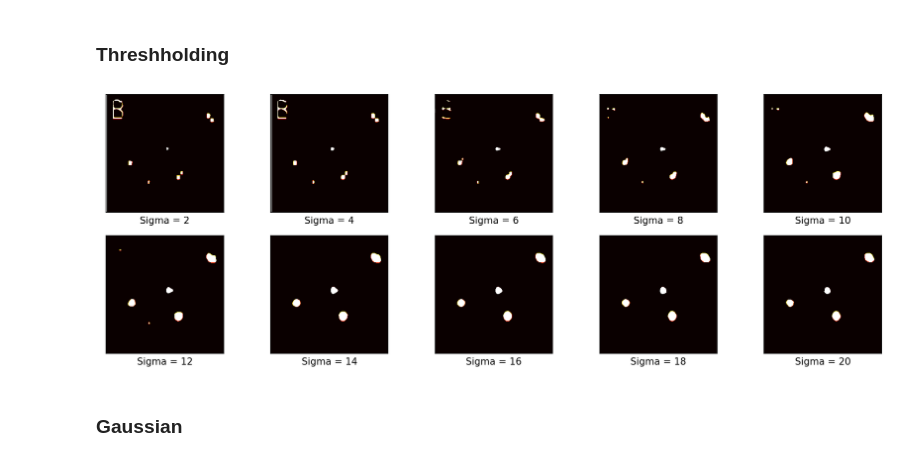
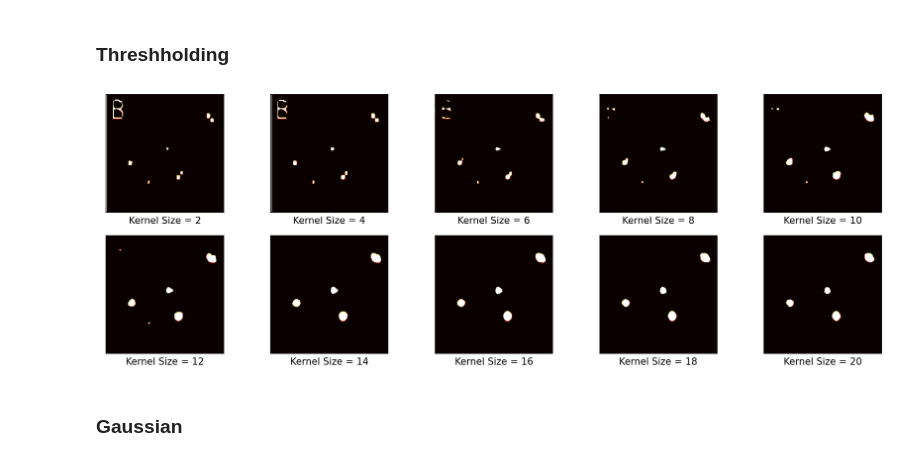
Before and after one commit to reneprincipejr/Physics-305, a Jupyter notebook: Activity 2 - Super-resolution Gaussian Maximization/Activity 2 - Gaussian Super-resolution.ipynb, the cells around one changed output. Drawn from its saved outputs; the diff is of its cells as text; code cells hidden in the pictures.

```diff
--- a/Activity 2 - Super-resolution Gaussian Maximization/Activity 2 - Gaussian Super-resolution.ipynb
+++ b/Activity 2 - Super-resolution Gaussian Maximization/Activity 2 - Gaussian Super-resolution.ipynb
@@ -23,5 +23,6 @@ from skimage.feature import peak_local_max
 ## Loading Test Image
 # %%
 img = Image.open("Picture1.png")
+size = 256
 img = img.resize((size,size))
 gray_image = img.convert('L')
@@ -157,19 +156,19 @@ for i in range(1,11):
 # %%
 plt.figure(dpi = 150, figsize = (15,5))
 for i in range(1,11):
 
     kernel = defocus_kernel(2*(i), sz=size)
 
     superresolved = FFT_correlation(gray_image, kernel)
     ret, thresh = cv2.threshold(superresolved, 200, 255, cv2.THRESH_BINARY)
 
     plt.subplot(2,5,i)
     plt.imshow(thresh, cmap = cmap)
-    plt.xlabel("Sigma = " + str(2*i))
+    plt.xlabel("Kernel Size = " + str(2*i))
     plt.xticks([])
     plt.yticks([])
 # %% [output]
-[figure, old version]
+[figure, new version]
 # %% [markdown]
 ### Gaussian
 # %%
```
Also changed, not shown: parts of 5 cells of this notebook, 7 other files.
